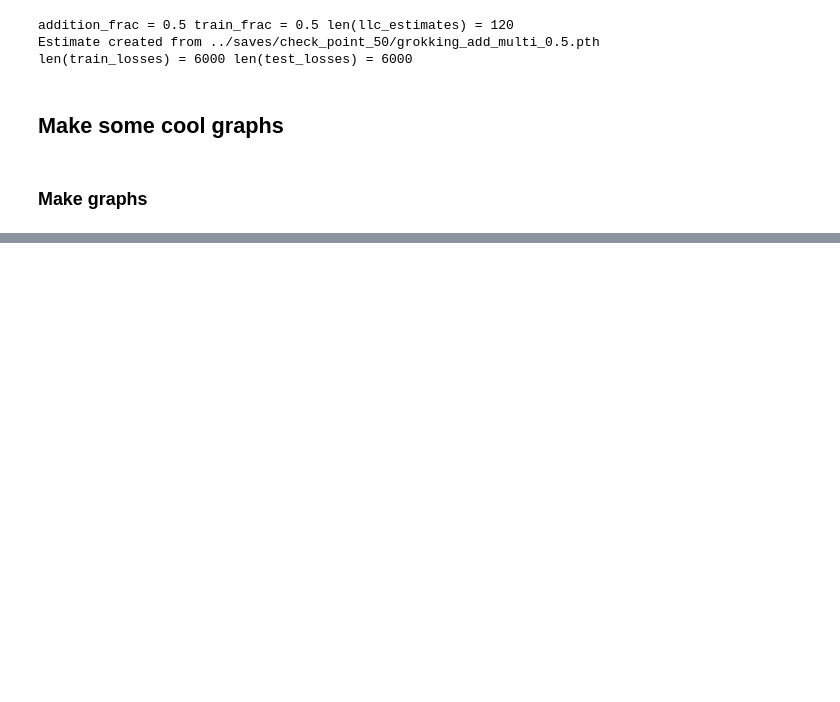
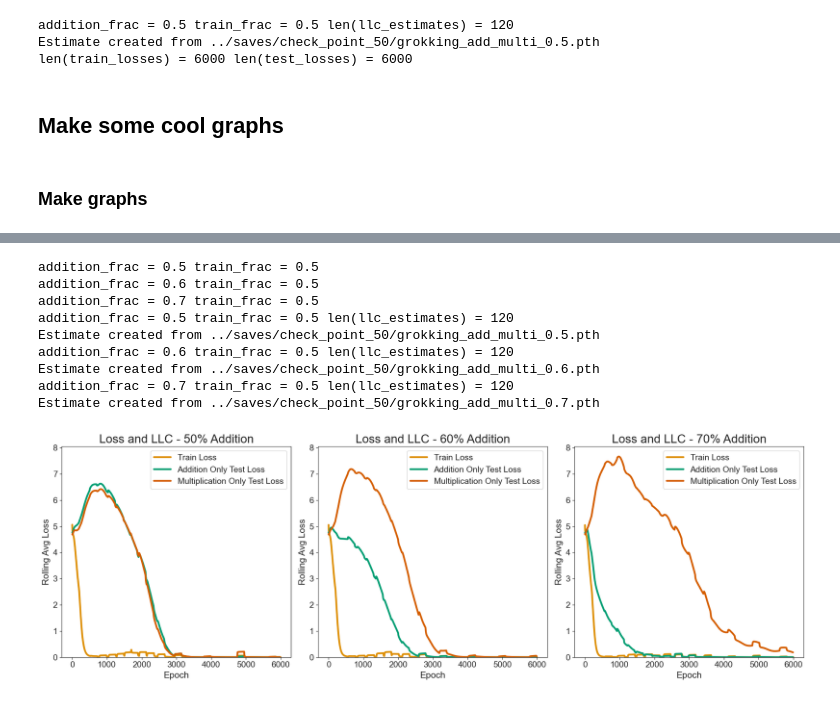
Before and after one commit to james-sullivan/ArithmeticTransformer, a Jupyter notebook: src/EstimateLLC.ipynb, the cells around one changed output, grey strips where cells are left out. Drawn from its saved outputs; the diff is of its cells as text; code cells hidden in the pictures; blank space fills up the shorter version.

```diff
--- a/src/EstimateLLC.ipynb
+++ b/src/EstimateLLC.ipynb
@@ -514,0 +465,80 @@ Estimate created from ../saves/check_point_50/grokking_add_multi_0.55.pth
+# %%
+import matplotlib.pyplot as plt
+import seaborn as sns
+import numpy as np
+
+saves = [
+    "llc_estimates_0.5.pth",
+    "llc_estimates_0.6.pth",
+    "llc_estimates_0.7.pth",
+]
+
+sns.set_style("ticks")
+
+# Create a figure with 3 subplots side by side
+fig, (ax1, ax2, ax3) = plt.subplots(1, 3, figsize=(18, 6))
+
+# Load the datasets
+datasets = list(load_cached_data(path, saves))
+
+# Find the maximum loss for any of the datasets
+max_loss = 0
+for data in datasets:
+    max_loss = max(max_loss, max(data['train_losses_avg']), max(data['add_test_losses_avg']), max(data['multi_test_losses_avg']))
+
+max_loss = max_loss * 1.05
+
+def create_plot(ax, data, max_loss):
+    # Process the data
+    llc_estimates = data['llc_estimates']
+    train_frac = data['train_frac']
+    addition_frac = data['addition_frac']
+    training_data_path = data['training_data_path']
+    train_losses_avg = data['train_losses_avg']
+    add_test_losses_avg = data['add_test_losses_avg']
+    multi_test_losses_avg = data['multi_test_losses_avg']
+    test_train_x = data['test_train_x']
+    add_multi_x = data['add_multi_x']
+
+    print(f"addition_frac = {addition_frac} train_frac = {train_frac} len(llc_estimates) = {len(llc_estimates)}")
+    print(f"Estimate created from {training_data_path}")
+
+    colors = sns.color_palette("colorblind")
+
+    # Plot loss curves
+    ax.plot(test_train_x, train_losses_avg, color=colors[1], label='Train Loss', linewidth=3)
+    ax.plot(add_multi_x, add_test_losses_avg, color=colors[2], label='Addition Only Test Loss', linewidth=3)
+    ax.plot(add_multi_x, multi_test_losses_avg, color=colors[3], label='Multiplication Only Test Loss', linewidth=3)
+
+    # Customize the plot
+    ax.set_xlabel('Epoch', fontsize=15)
+    ax.set_ylabel('Rolling Avg Loss', fontsize=15)
+    ax.set_title(f"Loss and LLC - {addition_frac*100:.0f}% Addition", fontsize=20)
+
+    # Set y-axis limit
+    ax.set_ylim(0, max_loss)
+
+    # Adjust tick parameters
+    ax.tick_params(axis='both', which='major', labelsize=14)
+
+    # Create a combined legend
+    ax.legend(loc='upper right', fontsize=14)
+
+# Create each subplot
+for i, (ax, data) in enumerate(zip([ax1, ax2, ax3], datasets[:3])):
+    create_plot(ax, data, max_loss)
+
+plt.tight_layout()
+plt.savefig('../graphs/combined_loss_llc_training.png', format='png', dpi=300)
+plt.show()
+# %% [output]
+addition_frac = 0.5 train_frac = 0.5
+addition_frac = 0.6 train_frac = 0.5
+addition_frac = 0.7 train_frac = 0.5
+addition_frac = 0.5 train_frac = 0.5 len(llc_estimates) = 120
+Estimate created from ../saves/check_point_50/grokking_add_multi_0.5.pth
+addition_frac = 0.6 train_frac = 0.5 len(llc_estimates) = 120
+Estimate created from ../saves/check_point_50/grokking_add_multi_0.6.pth
+addition_frac = 0.7 train_frac = 0.5 len(llc_estimates) = 120
+Estimate created from ../saves/check_point_50/grokking_add_multi_0.7.pth
+[figure, added]
```
Also changed, not shown: parts of 7 cells of this notebook, 1 other file.
